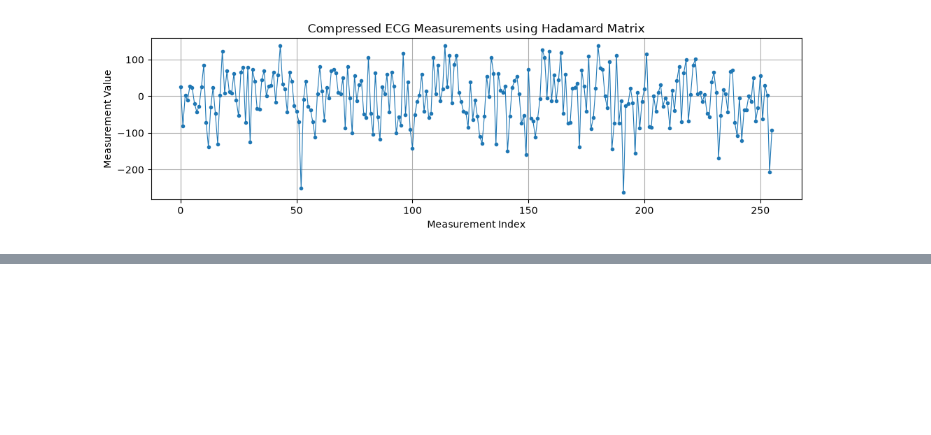
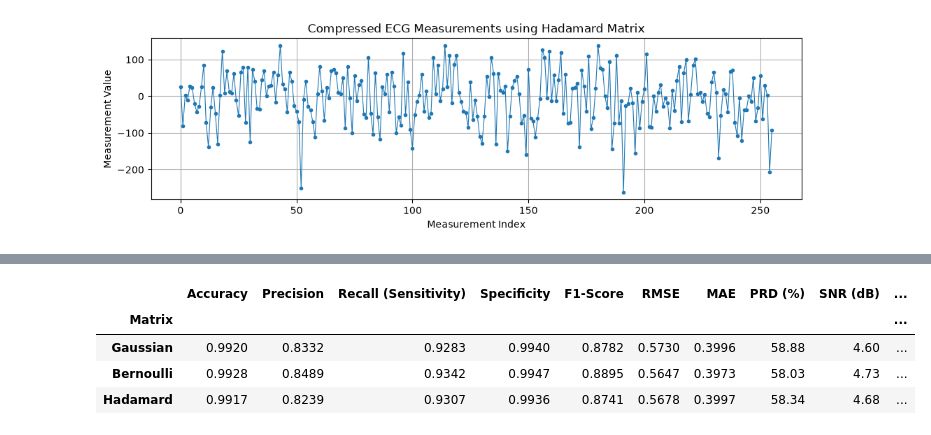
Before and after one commit to namishmahajan2005-arch/Compressed-Sensing, a Jupyter notebook: test.ipynb, the cells around one changed output, grey strips where cells are left out. Cells and saved outputs as stored; diff of their text form; code cells hidden in the pictures; blank space fills up the shorter version.

```diff
--- a/test.ipynb
+++ b/test.ipynb
@@ -348,0 +469,54 @@ plt.show()
+# %%
+from sklearn.metrics import (accuracy_score, precision_score, recall_score, f1_score, confusion_matrix, mean_squared_error, mean_absolute_error, r2_score)
+
+# Flatten the test signals and label peak regions (> 1.5) as 1, baseline as 0
+x_true = X_test.ravel()
+y_true = (x_true > 1.5).astype(int)
+
+evaluation_rows = []
+
+for name, X_pred in predictions.items():
+    x_pred = X_pred.ravel()
+    y_pred = (x_pred > 1.5).astype(int)
+
+    # 1. Confusion matrix counts
+    tn, fp, fn, tp = confusion_matrix(y_true, y_pred, labels=[0, 1]).ravel()
+
+    # 2. Classification metrics (Peak Preservation)
+    accuracy    = accuracy_score(y_true, y_pred)
+    precision   = precision_score(y_true, y_pred, zero_division=0)
+    recall      = recall_score(y_true, y_pred, zero_division=0)  # Also called Sensitivity
+    specificity = tn / (tn + fp) if (tn + fp) > 0 else 0
+    f1          = f1_score(y_true, y_pred, zero_division=0)
+
+    # 3. Signal / Regression metrics (Waveform Quality)
+    rmse = np.sqrt(mean_squared_error(x_true, x_pred))
+    mae  = mean_absolute_error(x_true, x_pred)
+    r2   = r2_score(x_true, x_pred)
+    corr = np.corrcoef(x_true, x_pred)[0, 1]
+    prd  = (np.linalg.norm(x_true - x_pred) / np.linalg.norm(x_true)) * 100
+    snr  = 10 * np.log10(np.sum(x_true ** 2) / np.sum((x_true - x_pred) ** 2))
+
+    evaluation_rows.append({
+        "Matrix": name,
+        "Accuracy": round(accuracy, 4),
+        "Precision": round(precision, 4),
+        "Recall (Sensitivity)": round(recall, 4),
+        "Specificity": round(specificity, 4),
+        "F1-Score": round(f1, 4),
+        "RMSE": round(rmse, 4),
+        "MAE": round(mae, 4),
+        "PRD (%)": round(prd, 2),
+        "SNR (dB)": round(snr, 2),
+        "R2 Score": round(r2, 4),
+        "Correlation": round(corr, 4),
+    })
+
+eval_df = pd.DataFrame(evaluation_rows).set_index("Matrix")
+display(eval_df)
+# %% [output]
+|  | Accuracy | Precision | Recall (Sensitivity) | Specificity | F1-Score | RMSE | MAE | PRD (%) | SNR (dB) | ... |
+| Matrix |  |  |  |  |  |  |  |  |  | ... |
+| Gaussian | 0.9920 | 0.8332 | 0.9283 | 0.9940 | 0.8782 | 0.5730 | 0.3996 | 58.88 | 4.60 | ... |
+| Bernoulli | 0.9928 | 0.8489 | 0.9342 | 0.9947 | 0.8895 | 0.5647 | 0.3973 | 58.03 | 4.73 | ... |
+| Hadamard | 0.9917 | 0.8239 | 0.9307 | 0.9936 | 0.8741 | 0.5678 | 0.3997 | 58.34 | 4.68 | ... |
```
Also changed, not shown: parts of 6 cells of this notebook.
